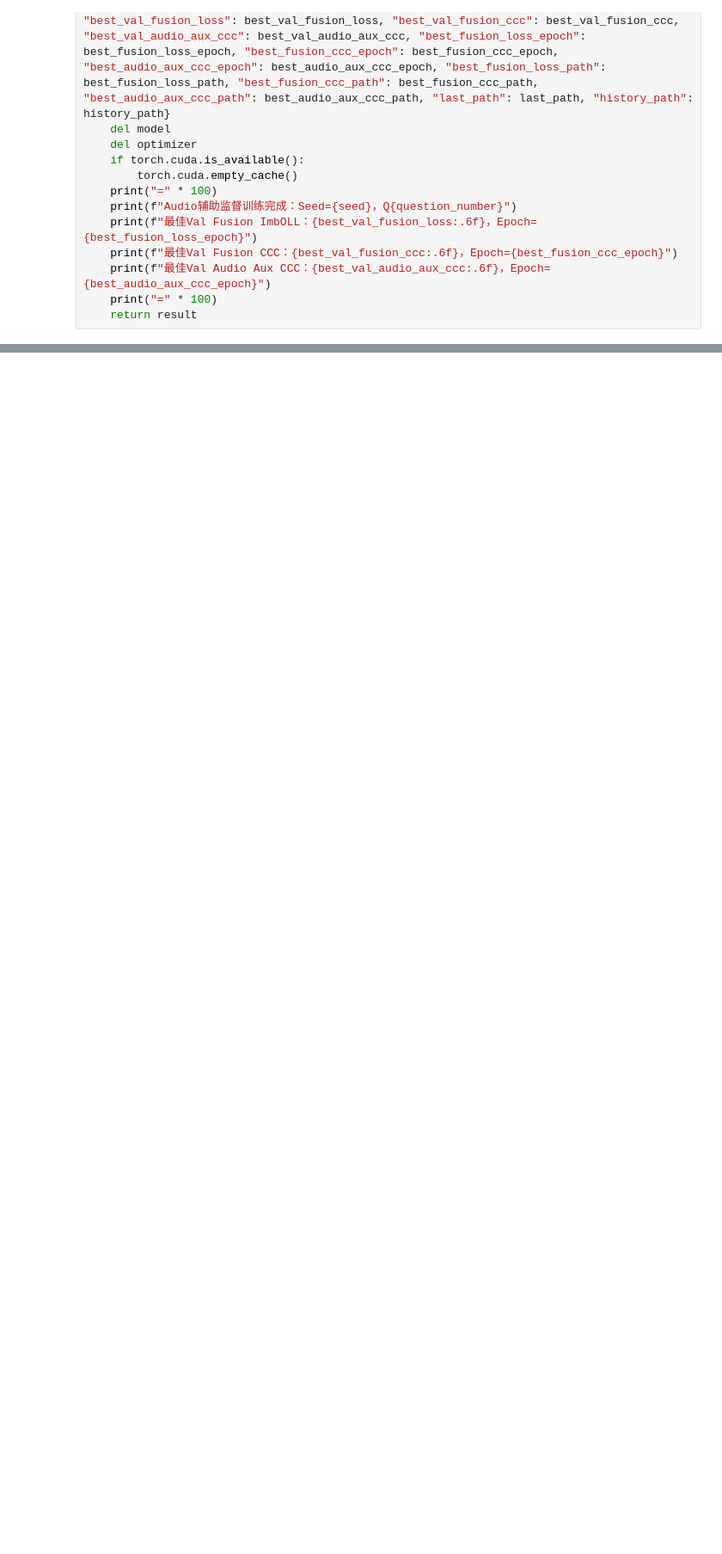
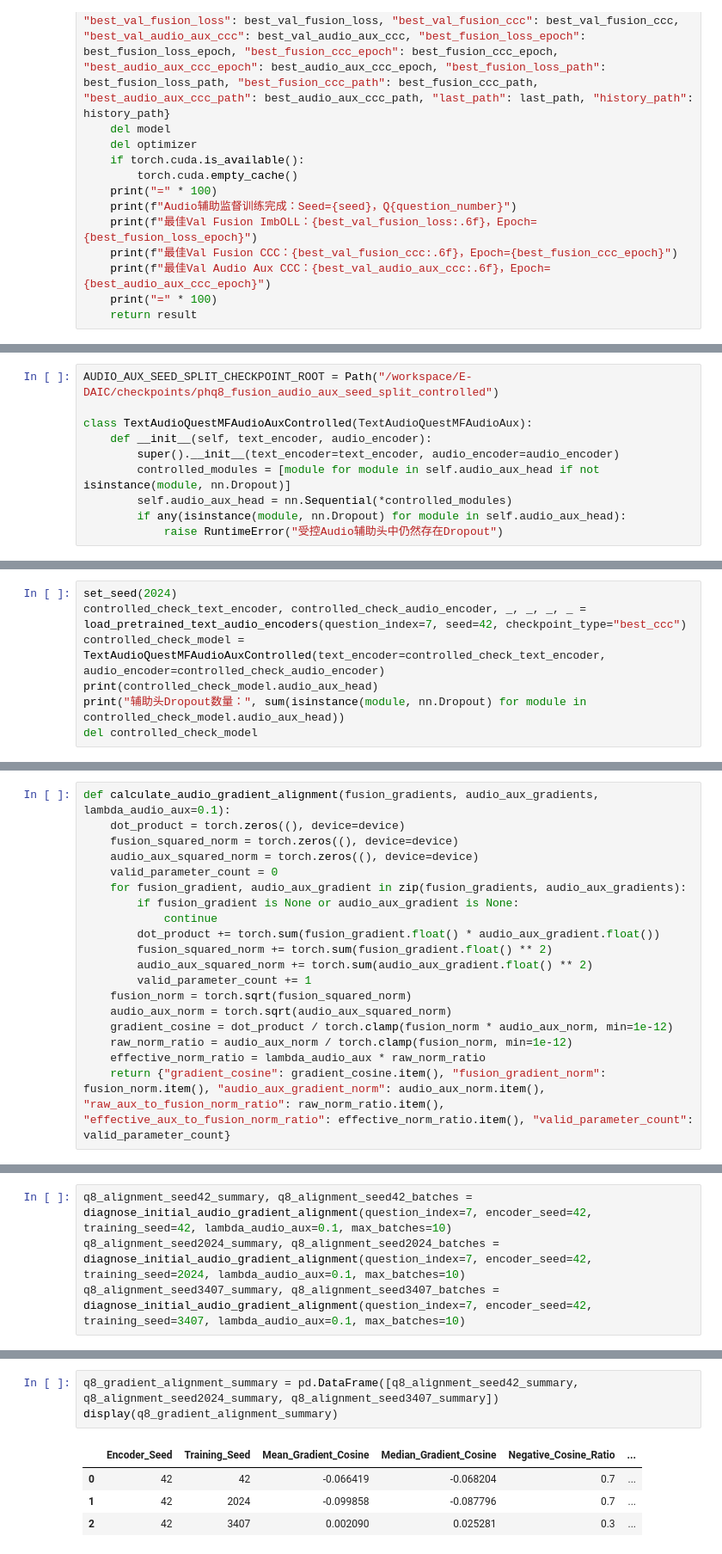
Before and after one commit to colderlyr/questmf_fuxian, a Jupyter notebook: Audio/self.ipynb, the cells around one changed output, grey strips where cells are left out. Shown at 86% size. Saved outputs shown, nothing was run; the diff lists cells and outputs as text; blank space fills up the shorter version.

```diff
--- a/Audio/self.ipynb
+++ b/Audio/self.ipynb
@@ -5418,0 +5499,10 @@ print("平均CCC变化：", q8_audio_aux_comparison["CCC_Change"].mean())
+# %%
+AUDIO_AUX_SEED_SPLIT_CHECKPOINT_ROOT = Path("/workspace/E-DAIC/checkpoints/phq8_fusion_audio_aux_seed_split_controlled")
+
+class TextAudioQuestMFAudioAuxControlled(TextAudioQuestMFAudioAux):
+    def __init__(self, text_encoder, audio_encoder):
+        super().__init__(text_encoder=text_encoder, audio_encoder=audio_encoder)
+        controlled_modules = [module for module in self.audio_aux_head if not isinstance(module, nn.Dropout)]
+        self.audio_aux_head = nn.Sequential(*controlled_modules)
+        if any(isinstance(module, nn.Dropout) for module in self.audio_aux_head):
+            raise RuntimeError("受控Audio辅助头中仍然存在Dropout")
@@ -5418,0 +5601,7 @@ print("平均CCC变化：", q8_audio_aux_comparison["CCC_Change"].mean())
+# %%
+set_seed(2024)
+controlled_check_text_encoder, controlled_check_audio_encoder, _, _, _, _ = load_pretrained_text_audio_encoders(question_index=7, seed=42, checkpoint_type="best_ccc")
+controlled_check_model = TextAudioQuestMFAudioAuxControlled(text_encoder=controlled_check_text_encoder, audio_encoder=controlled_check_audio_encoder)
+print(controlled_check_model.audio_aux_head)
+print("辅助头Dropout数量：", sum(isinstance(module, nn.Dropout) for module in controlled_check_model.audio_aux_head))
+del controlled_check_model
@@ -5418,0 +5740,19 @@ print("平均CCC变化：", q8_audio_aux_comparison["CCC_Change"].mean())
+# %%
+def calculate_audio_gradient_alignment(fusion_gradients, audio_aux_gradients, lambda_audio_aux=0.1):
+    dot_product = torch.zeros((), device=device)
+    fusion_squared_norm = torch.zeros((), device=device)
+    audio_aux_squared_norm = torch.zeros((), device=device)
+    valid_parameter_count = 0
+    for fusion_gradient, audio_aux_gradient in zip(fusion_gradients, audio_aux_gradients):
+        if fusion_gradient is None or audio_aux_gradient is None:
+            continue
+        dot_product += torch.sum(fusion_gradient.float() * audio_aux_gradient.float())
+        fusion_squared_norm += torch.sum(fusion_gradient.float() ** 2)
+        audio_aux_squared_norm += torch.sum(audio_aux_gradient.float() ** 2)
+        valid_parameter_count += 1
+    fusion_norm = torch.sqrt(fusion_squared_norm)
+    audio_aux_norm = torch.sqrt(audio_aux_squared_norm)
+    gradient_cosine = dot_product / torch.clamp(fusion_norm * audio_aux_norm, min=1e-12)
+    raw_norm_ratio = audio_aux_norm / torch.clamp(fusion_norm, min=1e-12)
+    effective_norm_ratio = lambda_audio_aux * raw_norm_ratio
+    return {"gradient_cosine": gradient_cosine.item(), "fusion_gradient_norm": fusion_norm.item(), "audio_aux_gradient_norm": audio_aux_norm.item(), "raw_aux_to_fusion_norm_ratio": raw_norm_ratio.item(), "effective_aux_to_fusion_norm_ratio": effective_norm_ratio.item(), "valid_parameter_count": valid_parameter_count}
@@ -5418,0 +5798,4 @@ print("平均CCC变化：", q8_audio_aux_comparison["CCC_Change"].mean())
+# %%
+q8_alignment_seed42_summary, q8_alignment_seed42_batches = diagnose_initial_audio_gradient_alignment(question_index=7, encoder_seed=42, training_seed=42, lambda_audio_aux=0.1, max_batches=10)
+q8_alignment_seed2024_summary, q8_alignment_seed2024_batches = diagnose_initial_audio_gradient_alignment(question_index=7, encoder_seed=42, training_seed=2024, lambda_audio_aux=0.1, max_batches=10)
+q8_alignment_seed3407_summary, q8_alignment_seed3407_batches = diagnose_initial_audio_gradient_alignment(question_index=7, encoder_seed=42, training_seed=3407, lambda_audio_aux=0.1, max_batches=10)
@@ -5418,0 +5820,8 @@ print("平均CCC变化：", q8_audio_aux_comparison["CCC_Change"].mean())
+# %%
+q8_gradient_alignment_summary = pd.DataFrame([q8_alignment_seed42_summary, q8_alignment_seed2024_summary, q8_alignment_seed3407_summary])
+display(q8_gradient_alignment_summary)
+# %% [output]
+|  | Encoder_Seed | Training_Seed | Mean_Gradient_Cosine | Median_Gradient_Cosine | Negative_Cosine_Ratio | ... |
+| 0 | 42 | 42 | -0.066419 | -0.068204 | 0.7 | ... |
+| 1 | 42 | 2024 | -0.099858 | -0.087796 | 0.7 | ... |
+| 2 | 42 | 3407 | 0.002090 | 0.025281 | 0.3 | ... |
```
Also changed, not shown: parts of 59 cells of this notebook.
